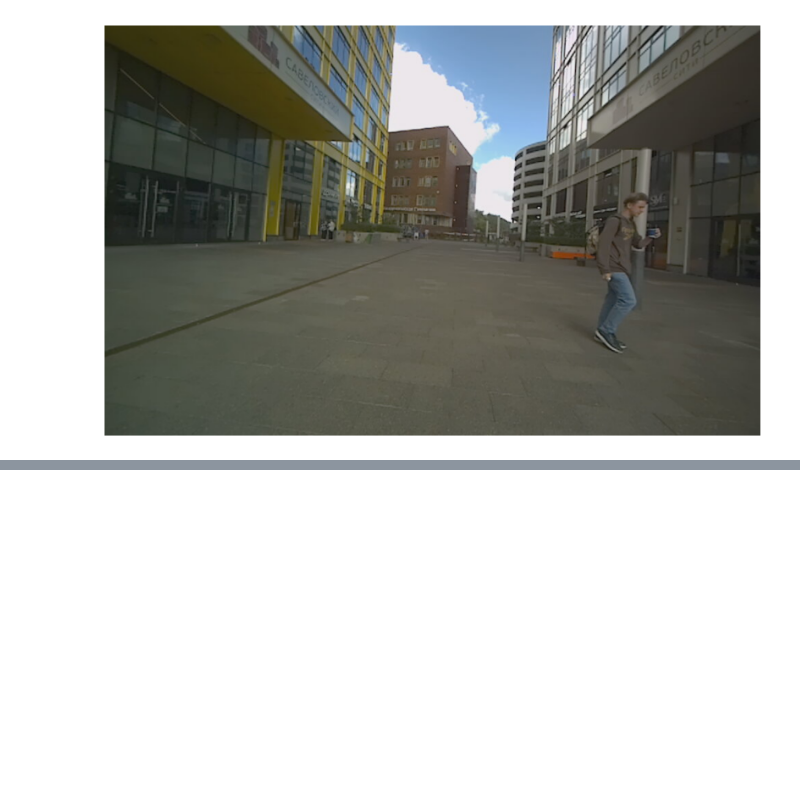
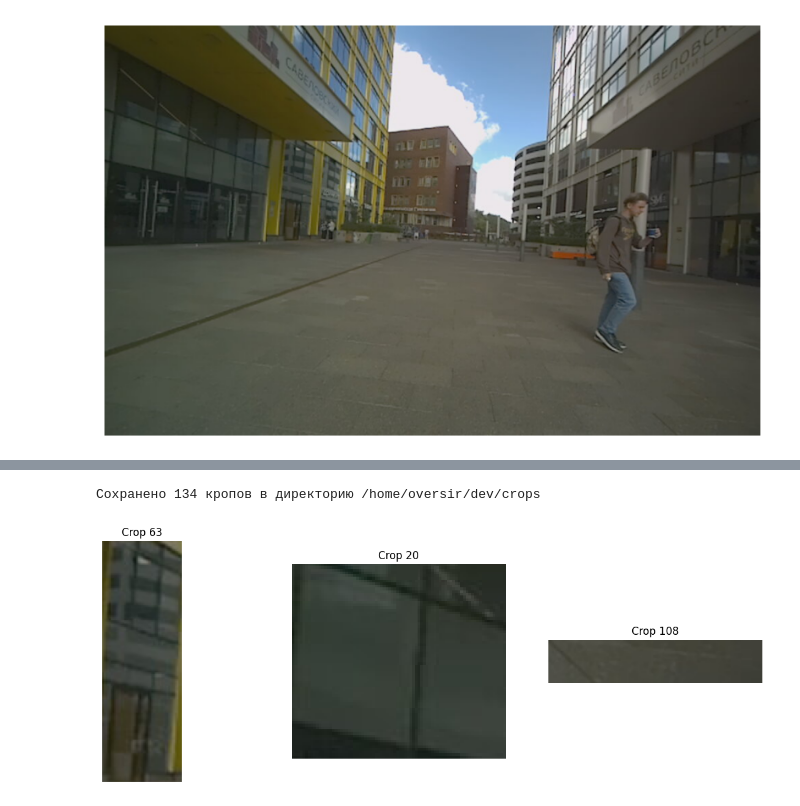
Before and after one commit to Fatyhich/BiSeg, a Jupyter notebook: LeLaN/baseline.ipynb, the cells around one changed output, grey strips where cells are left out. Cells and saved outputs as stored; diff of their text form; code cells hidden in the pictures; blank space fills up the shorter version.

Commit message:
SAM + crops

```diff
--- a/LeLaN/baseline.ipynb
+++ b/LeLaN/baseline.ipynb
@@ -90,0 +89,44 @@ plt.show()
+# %%
+def crop_by_mask(image, bbox):
+    x, y, w, h = bbox
+    return image[y:y+h, x:x+w]
+# %%
+# Создаем директорию для сохранения кропов если её нет
+output_dir = Path('/home/oversir/dev/crops')
+output_dir.mkdir(parents=True, exist_ok=True)
+
+# Получаем базовое имя файла без расширения
+base_filename = Path(random_frame).stem
+
+# Для каждой маски создаем и сохраняем кроп
+for idx, mask in enumerate(masks):
+    # Получаем bbox из маски
+    bbox = mask['bbox']
+
+    # Создаем кроп изображения
+    cropped_img = crop_by_mask(image, bbox)
+
+    # Формируем имя файла для кропа
+    crop_filename = f"{base_filename}_crop_{idx}.jpg"
+    crop_path = output_dir / crop_filename
+
+    # Сохраняем кроп
+    cropped_img_bgr = cv2.cvtColor(cropped_img, cv2.COLOR_RGB2BGR)
+    cv2.imwrite(str(crop_path), cropped_img_bgr)
+
+print(f"Сохранено {len(masks)} кропов в директорию {output_dir}")
+
+# Визуализируем несколько случайных кропов
+plt.figure(figsize=(15, 5))
+sample_crops = random.sample(range(len(masks)), min(3, len(masks)))
+for i, idx in enumerate(sample_crops):
+    plt.subplot(1, 3, i+1)
+    bbox = masks[idx]['bbox']
+    cropped = crop_by_mask(image, bbox)
+    plt.imshow(cropped)
+    plt.title(f'Crop {idx}')
+    plt.axis('off')
+plt.show()
+# %% [output]
+Сохранено 134 кропов в директорию /home/oversir/dev/crops
+[figure, added]
```
Also changed, not shown: parts of 3 cells of this notebook.
